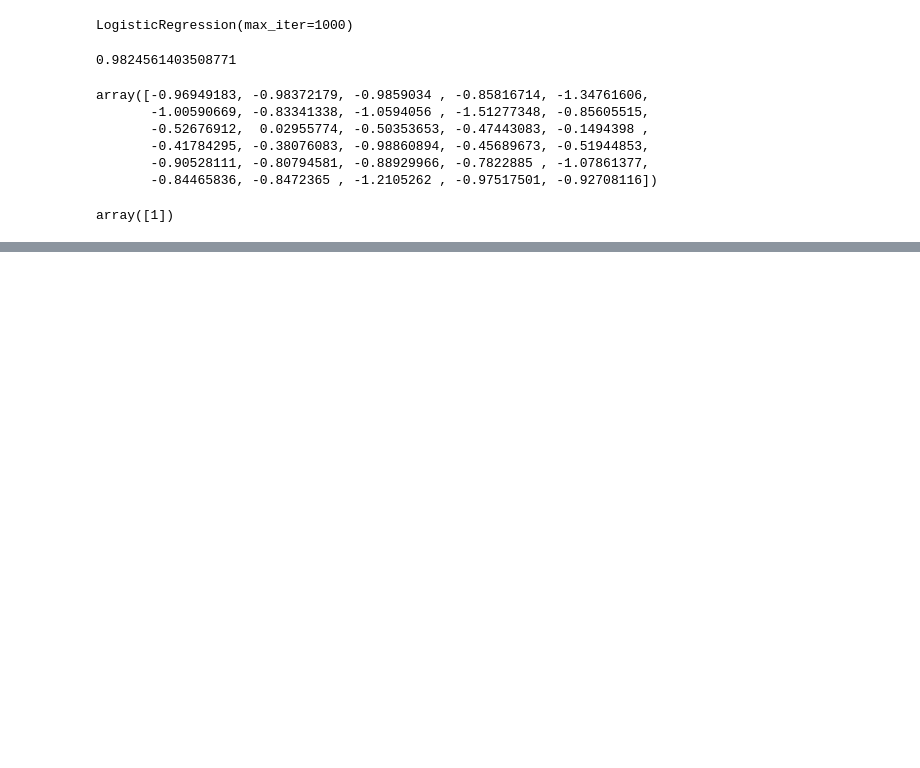
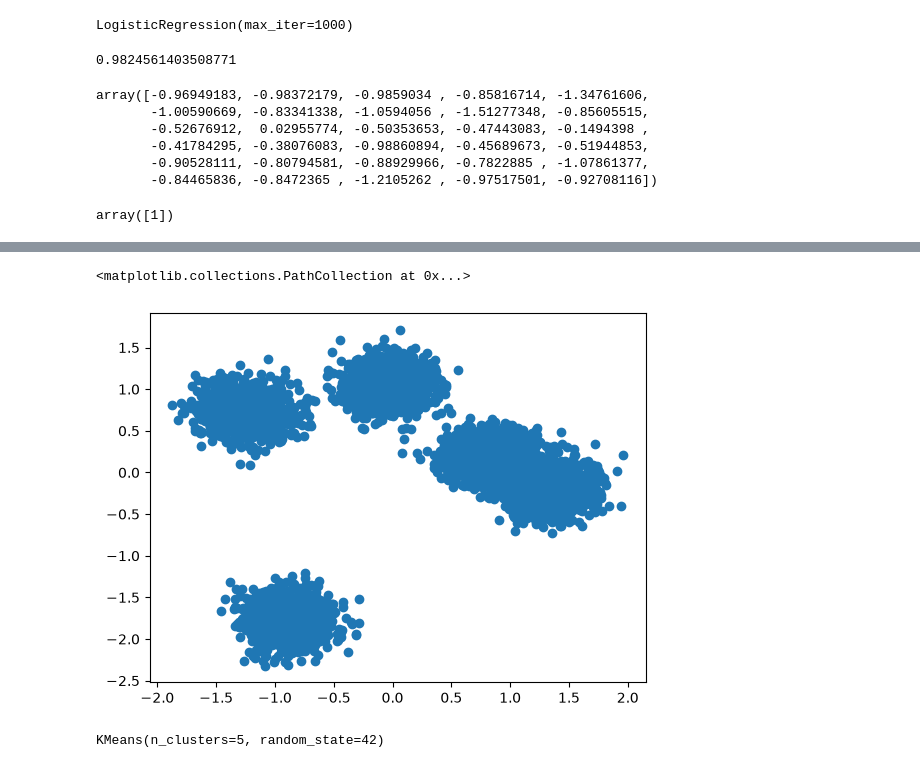
Before and after one commit to MuhammadAhmedMasood/data_analysis_with_python, a Jupyter notebook: Ahmed_scikit_learn_tutorial.ipynb, the cells around one changed output, grey strips where cells are left out. Saved outputs shown, nothing was run; the diff lists cells and outputs as text; code cells hidden in the pictures; blank space fills up the shorter version.

Commit message:
clustering

```diff
--- a/Ahmed_scikit_learn_tutorial.ipynb
+++ b/Ahmed_scikit_learn_tutorial.ipynb
@@ -773,0 +819,4 @@ array([1])
+# %%
+X, _ = make_blobs(n_samples=5000, centers=5,random_state=42) # 5000 points, 5 cluster centers
+
+X
@@ -773,0 +831,17 @@ array([1])
+# %%
+scalar = StandardScaler()
+
+X_scaled = scalar.fit_transform(X) # fit on X, then transform X
+# %%
+import matplotlib.pyplot as plt
+
+plt.scatter(X_scaled[:, 0], X_scaled[:, 1])
+# %% [output]
+<matplotlib.collections.PathCollection at 0x...>
+[figure, added]
+# %%
+kmeans = KMeans(n_clusters=5, random_state=42) # 5 clusters
+
+kmeans.fit(X_scaled) # fit the model to the scaled data
+# %% [output]
+KMeans(n_clusters=5, random_state=42)
```
Also changed, not shown: parts of 21 cells of this notebook.
